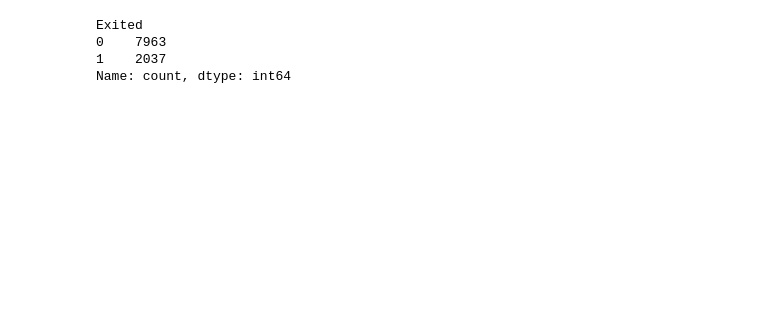
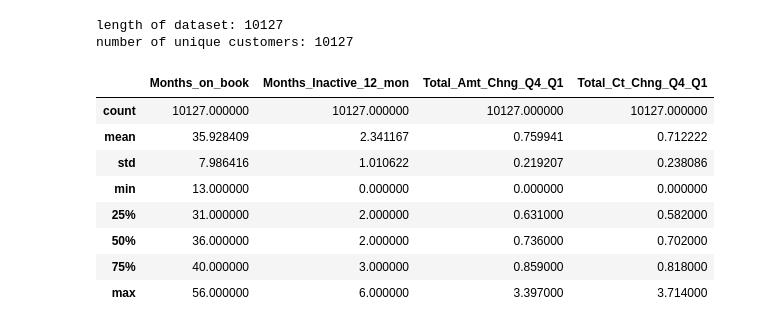
Before and after one commit to gianellarobles/Customer-Churn-Analytics-Predication, a Jupyter notebook: Customer_Churn_AP.ipynb, the cells around one changed output. Drawn from its saved outputs; the diff is of its cells as text; code cells hidden in the pictures; blank space fills up the shorter version.

```diff
--- a/Customer_Churn_AP.ipynb
+++ b/Customer_Churn_AP.ipynb
@@ -49,10 +26,23 @@ churnModel.tail(5)
-# %%
-#check total number of exits
-    #Exited = 1 means the customer has exited, Exited = 0 means the customer has not exited
-    #total - 10,000 rows
-print(churnModel['Exited'].value_counts())
-# %% [output]
-Exited
-0    7963
-1    2037
-Name: count, dtype: int64
+# %%
+#how many unique customers are in the dataset
+NewChurnModel['CLIENTNUM'].nunique()
+print("length of dataset:", len(NewChurnModel))
+print("number of unique customers:", NewChurnModel['CLIENTNUM'].nunique())
+# %% [output]
+length of dataset: 10127
+number of unique customers: 10127
+# %%
+NewChurnModel[['Months_on_book',
+               'Months_Inactive_12_mon',
+               'Total_Amt_Chng_Q4_Q1',
+               'Total_Ct_Chng_Q4_Q1']].describe()
+# %% [output]
+|  | Months_on_book | Months_Inactive_12_mon | Total_Amt_Chng_Q4_Q1 | Total_Ct_Chng_Q4_Q1 |
+| count | 10127.000000 | 10127.000000 | 10127.000000 | 10127.000000 |
+| mean | 35.928409 | 2.341167 | 0.759941 | 0.712222 |
+| std | 7.986416 | 1.010622 | 0.219207 | 0.238086 |
+| min | 13.000000 | 0.000000 | 0.000000 | 0.000000 |
+| 25% | 31.000000 | 2.000000 | 0.631000 | 0.582000 |
+| 50% | 36.000000 | 2.000000 | 0.736000 | 0.702000 |
+| 75% | 40.000000 | 3.000000 | 0.859000 | 0.818000 |
+| max | 56.000000 | 6.000000 | 3.397000 | 3.714000 |
```
Also changed, not shown: parts of 24 cells of this notebook.
